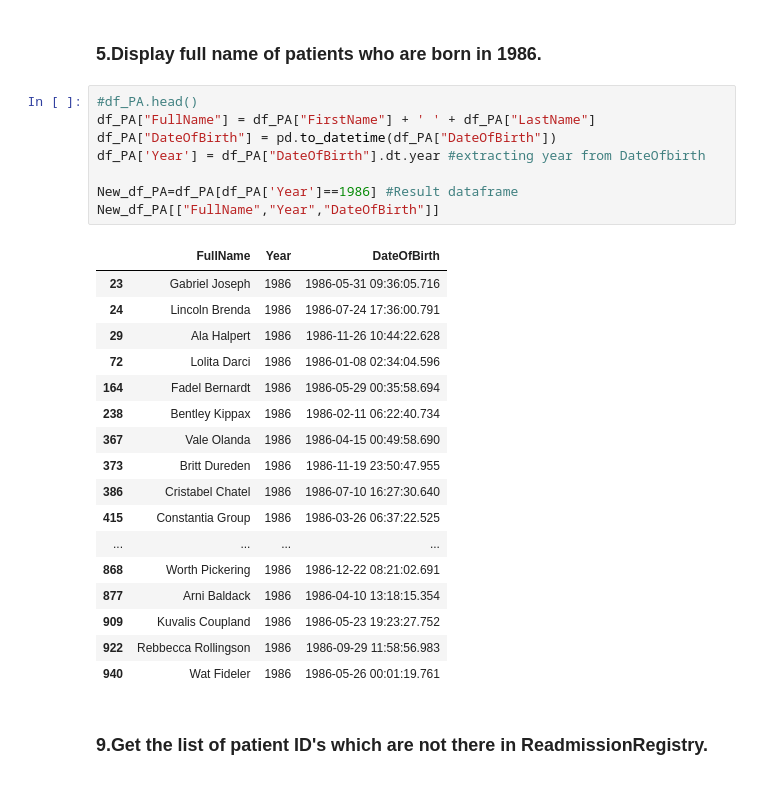
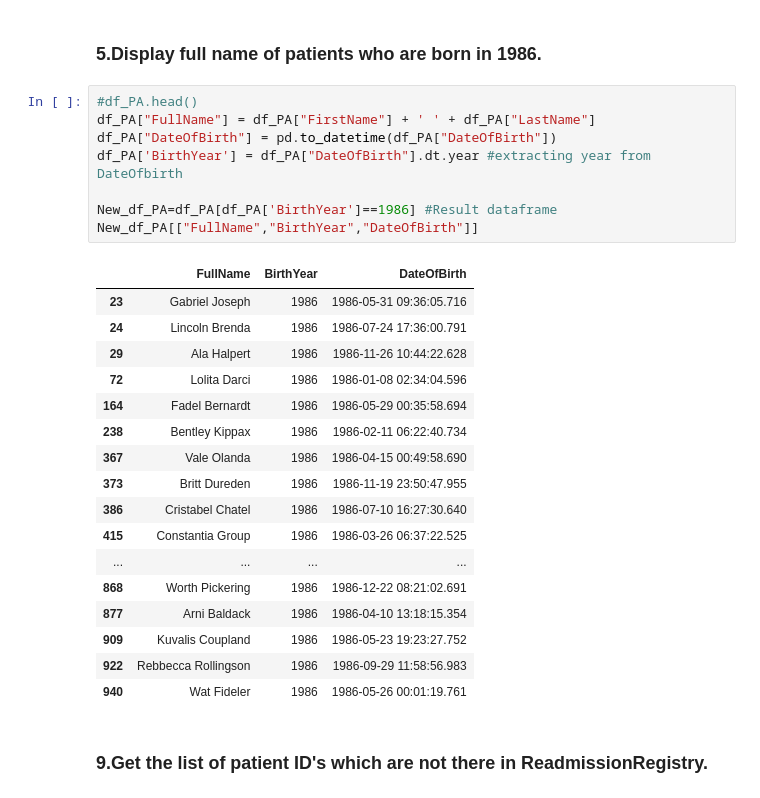
Before and after one commit to svmamidi/Python-Pandas, a Jupyter notebook: Python-Pandas-Sonal.ipynb, the cells around one changed output. Drawn from its saved outputs; the diff is of its cells as text.

```diff
--- a/Python-Pandas-Sonal.ipynb
+++ b/Python-Pandas-Sonal.ipynb
@@ -42,13 +35,13 @@ plt.show()
 # %%
 #df_PA.head()
 df_PA["FullName"] = df_PA["FirstName"] + ' ' + df_PA["LastName"]
 df_PA["DateOfBirth"] = pd.to_datetime(df_PA["DateOfBirth"])
-df_PA['Year'] = df_PA["DateOfBirth"].dt.year #extracting year from DateOfbirth
+df_PA['BirthYear'] = df_PA["DateOfBirth"].dt.year #extracting year from DateOfbirth
 
-New_df_PA=df_PA[df_PA['Year']==1986] #Result dataframe
-New_df_PA[["FullName","Year","DateOfBirth"]]
+New_df_PA=df_PA[df_PA['BirthYear']==1986] #Result dataframe
+New_df_PA[["FullName","BirthYear","DateOfBirth"]]
 # %% [output]
-|  | FullName | Year | DateOfBirth |
+|  | FullName | BirthYear | DateOfBirth |
 | 23 | Gabriel Joseph | 1986 | 1986-05-31 09:36:05.716 |
 | 24 | Lincoln Brenda | 1986 | 1986-07-24 17:36:00.791 |
 | 29 | Ala Halpert | 1986 | 1986-11-26 10:44:22.628 |
```
Also changed, not shown: parts of 39 cells of this notebook.
